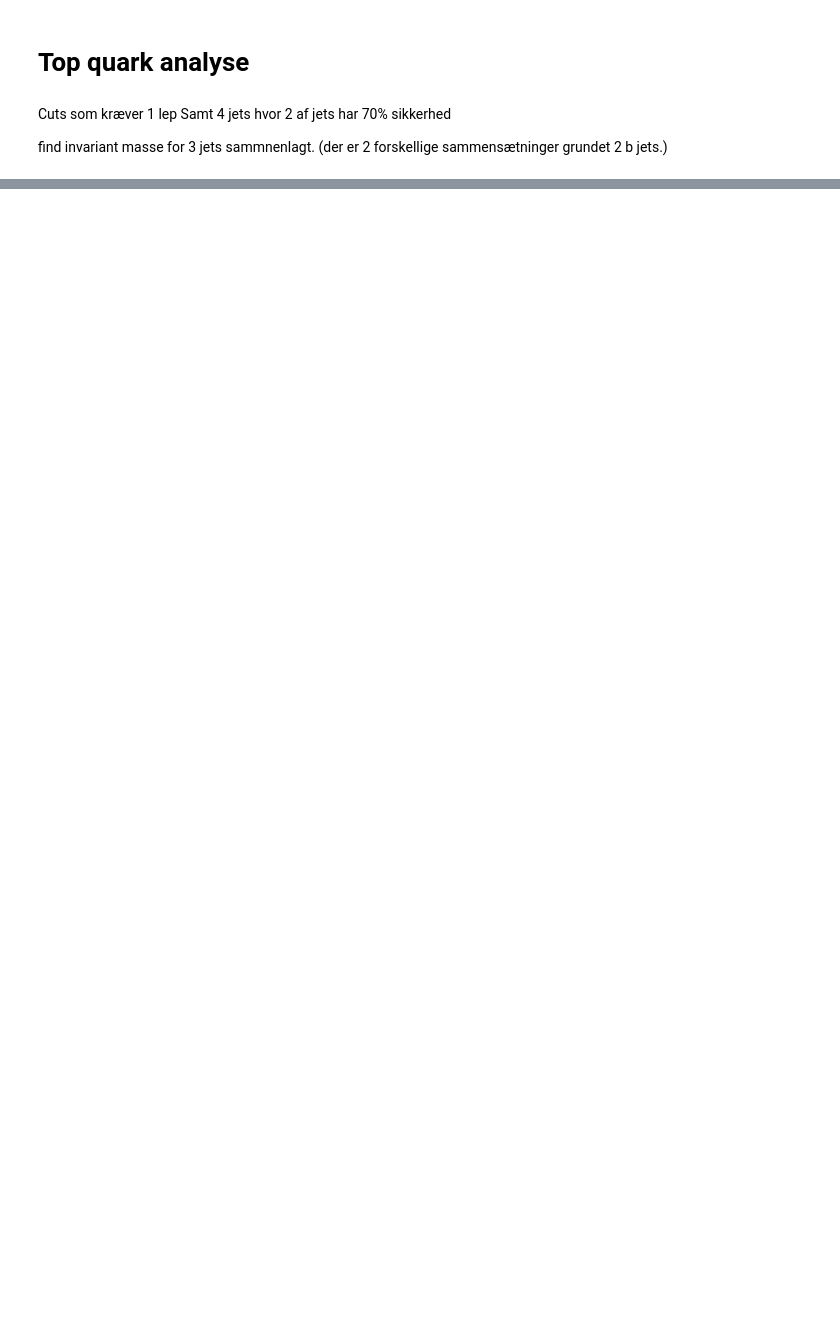
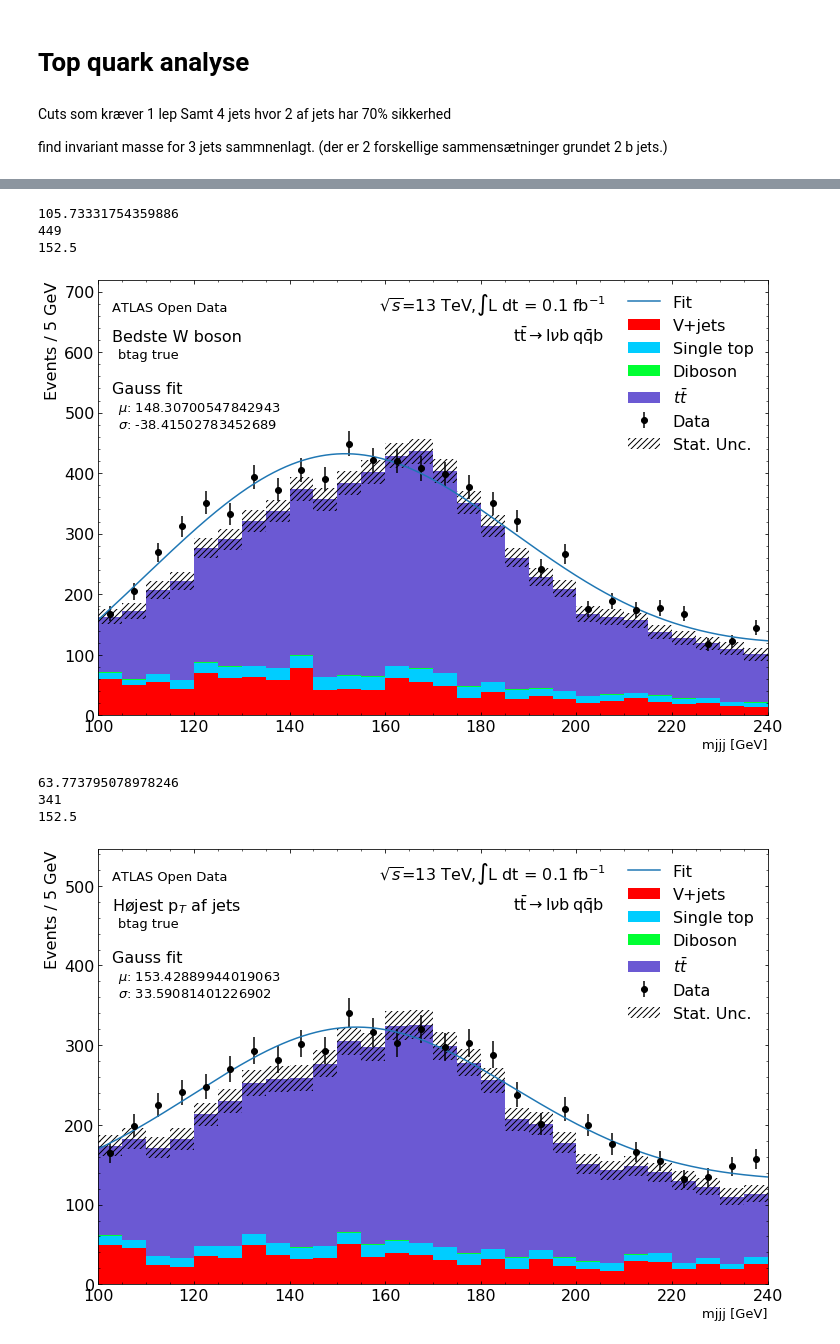
Before and after one commit to Bjartensen/ku_firstyear2021_grp24_topquark, a Jupyter notebook: tquark_analysis.ipynb, the cells around one changed output, grey strips where cells are left out. Saved outputs shown, nothing was run; the diff lists cells and outputs as text; code cells hidden in the pictures; blank space fills up the shorter version.

Commit message:
Endelige plot definering med fits og data/pred

```diff
--- a/tquark_analysis.ipynb
+++ b/tquark_analysis.ipynb
@@ -623,0 +611,14 @@ plt.show()
+# %%
+plot_data_query(data, 'W_mjjj_bedste != 0', 'W_mjjj_bedste', div_plot = False, fit = True, desc = 'Bedste W boson', cut_text = 'btag true')
+plt.show()
+plot_data_query(data, 'pt_mjjj_bedste != 0', 'pt_mjjj_bedste', div_plot = False, fit = True, desc = 'Højest p$_T$ af jets', cut_text = 'btag true')
+plt.show()
+# %% [output]
+105.73331754359886
+449
+152.5
+[figure, added]
+63.773795078978246
+341
+152.5
+[figure, added]
```
Also changed, not shown: parts of 32 cells of this notebook.
